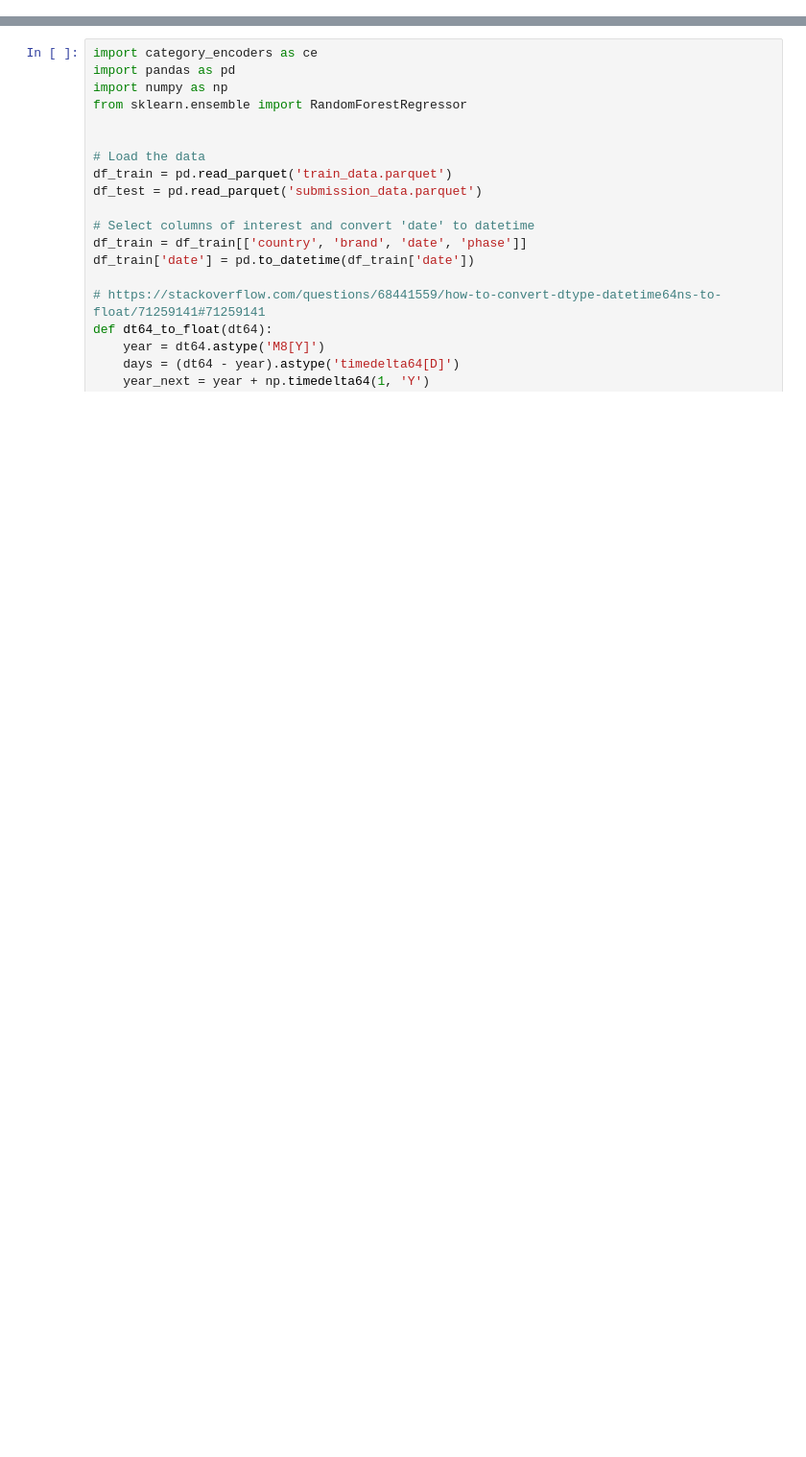
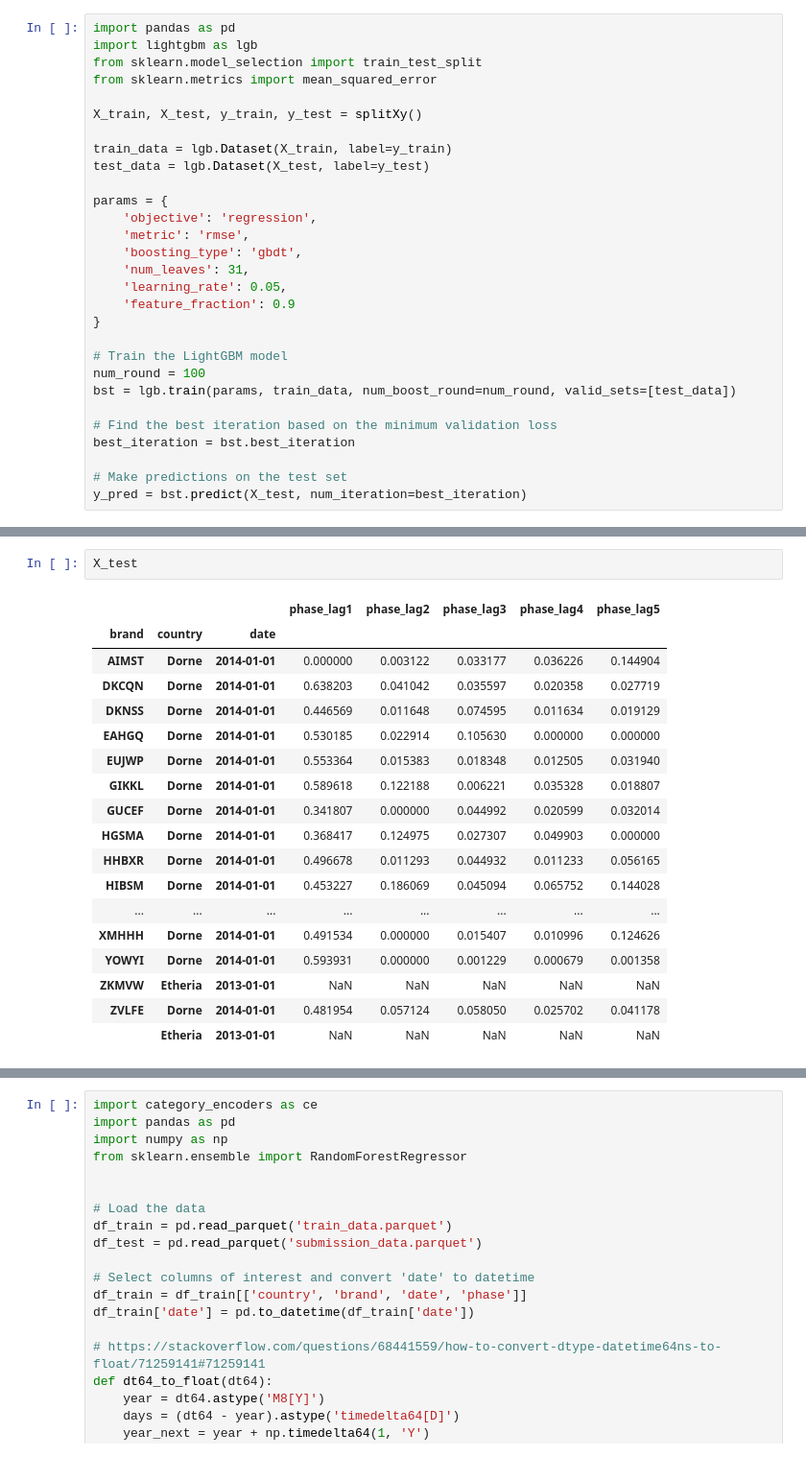
Before and after one commit to guimCC/Novartis_Datathon_2023, a Jupyter notebook: datathon.ipynb, the cells around one changed output, grey strips where cells are left out. Shown: that part at 96% size. Cells and saved outputs as stored; diff of their text form; blank space fills up the shorter version.

```diff
--- a/datathon.ipynb
+++ b/datathon.ipynb
@@ -57,0 +211,29 @@ Successfully installed category_encoders-2.6.3
+# %%
+import pandas as pd
+import lightgbm as lgb
+from sklearn.model_selection import train_test_split
+from sklearn.metrics import mean_squared_error
+
+X_train, X_test, y_train, y_test = splitXy()
+
+train_data = lgb.Dataset(X_train, label=y_train)
+test_data = lgb.Dataset(X_test, label=y_test)
+
+params = {
+    'objective': 'regression',
+    'metric': 'rmse',
+    'boosting_type': 'gbdt',
+    'num_leaves': 31,
+    'learning_rate': 0.05,
+    'feature_fraction': 0.9
+}
+
+# Train the LightGBM model
+num_round = 100
+bst = lgb.train(params, train_data, num_boost_round=num_round, valid_sets=[test_data])
+
+# Find the best iteration based on the minimum validation loss
+best_iteration = bst.best_iteration
+
+# Make predictions on the test set
+y_pred = bst.predict(X_test, num_iteration=best_iteration)
@@ -57,0 +292,21 @@ Successfully installed category_encoders-2.6.3
+# %%
+X_test
+# %% [output]
+|  |  |  | phase_lag1 | phase_lag2 | phase_lag3 | phase_lag4 | phase_lag5 |
+| brand | country | date |  |  |  |  |  |
+| AIMST | Dorne | 2014-01-01 | 0.000000 | 0.003122 | 0.033177 | 0.036226 | 0.144904 |
+| DKCQN | Dorne | 2014-01-01 | 0.638203 | 0.041042 | 0.035597 | 0.020358 | 0.027719 |
+| DKNSS | Dorne | 2014-01-01 | 0.446569 | 0.011648 | 0.074595 | 0.011634 | 0.019129 |
+| EAHGQ | Dorne | 2014-01-01 | 0.530185 | 0.022914 | 0.105630 | 0.000000 | 0.000000 |
+| EUJWP | Dorne | 2014-01-01 | 0.553364 | 0.015383 | 0.018348 | 0.012505 | 0.031940 |
+| GIKKL | Dorne | 2014-01-01 | 0.589618 | 0.122188 | 0.006221 | 0.035328 | 0.018807 |
+| GUCEF | Dorne | 2014-01-01 | 0.341807 | 0.000000 | 0.044992 | 0.020599 | 0.032014 |
+| HGSMA | Dorne | 2014-01-01 | 0.368417 | 0.124975 | 0.027307 | 0.049903 | 0.000000 |
+| HHBXR | Dorne | 2014-01-01 | 0.496678 | 0.011293 | 0.044932 | 0.011233 | 0.056165 |
+| HIBSM | Dorne | 2014-01-01 | 0.453227 | 0.186069 | 0.045094 | 0.065752 | 0.144028 |
+| ... | ... | ... | ... | ... | ... | ... | ... |
+| XMHHH | Dorne | 2014-01-01 | 0.491534 | 0.000000 | 0.015407 | 0.010996 | 0.124626 |
+| YOWYI | Dorne | 2014-01-01 | 0.593931 | 0.000000 | 0.001229 | 0.000679 | 0.001358 |
+| ZKMVW | Etheria | 2013-01-01 | NaN | NaN | NaN | NaN | NaN |
+| ZVLFE | Dorne | 2014-01-01 | 0.481954 | 0.057124 | 0.058050 | 0.025702 | 0.041178 |
+|  | Etheria | 2013-01-01 | NaN | NaN | NaN | NaN | NaN |
```
Also changed, not shown: parts of 17 cells of this notebook.
